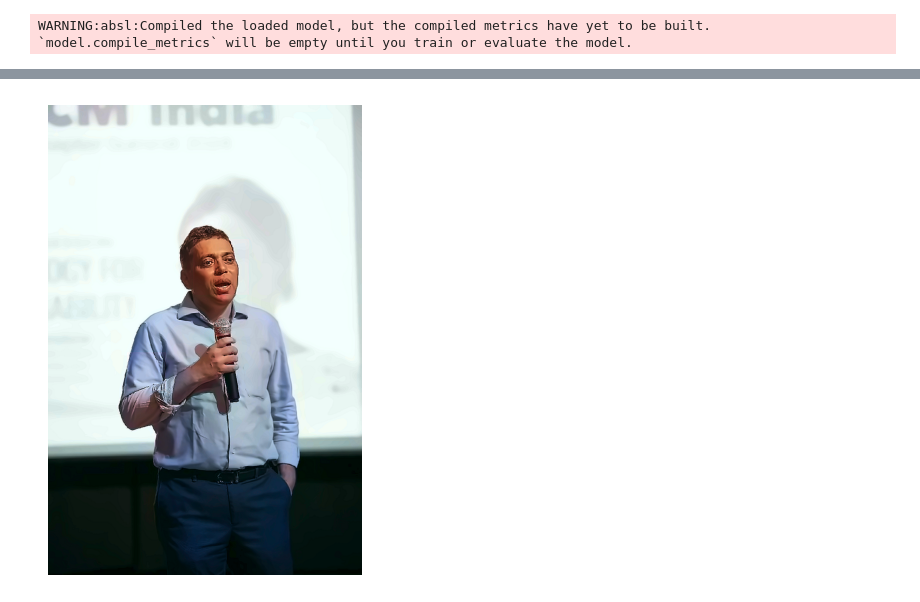
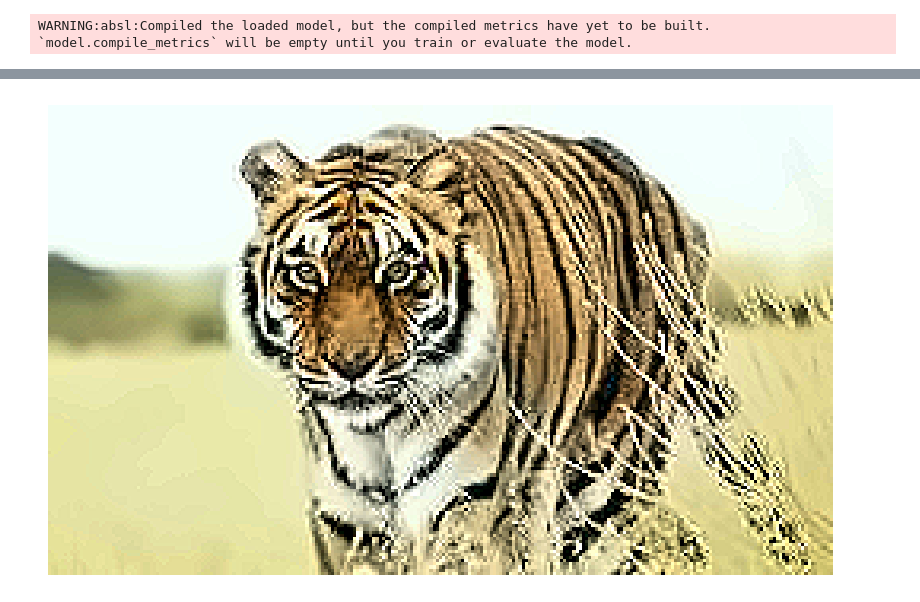
Before and after one commit to SudeepS234/Image-Enhancer, a Jupyter notebook: Untitled.ipynb, the cells around one changed output, grey strips where cells are left out. Drawn from its saved outputs; the diff is of its cells as text; code cells hidden in the pictures.

```diff
--- a/Untitled.ipynb
+++ b/Untitled.ipynb
@@ -182,7 +182,7 @@ model_path = "color_correction_cnn.h5"
 color_correction_cnn = load_color_correction_cnn(model_path)
 
 # Path to the image you want to process
-image_path = r"C:\Users\deepu\Downloads\testttt.jpg"
+image_path = r"D:\Programs\Colorizer-model\colourizer-model\results\input_616ed943c9dc42e3b2e5c1d50efb4d00.jpg"
 
 # Apply color correction and background enhancement
 if color_correction_cnn:
@@ -205 +201 @@ WARNING:tensorflow:5 out of the last 7 calls to <function TensorFlowTrainer.make
-[figure, old version]
+[figure, new version]
```
Also changed, not shown: parts of 3 cells of this notebook.
